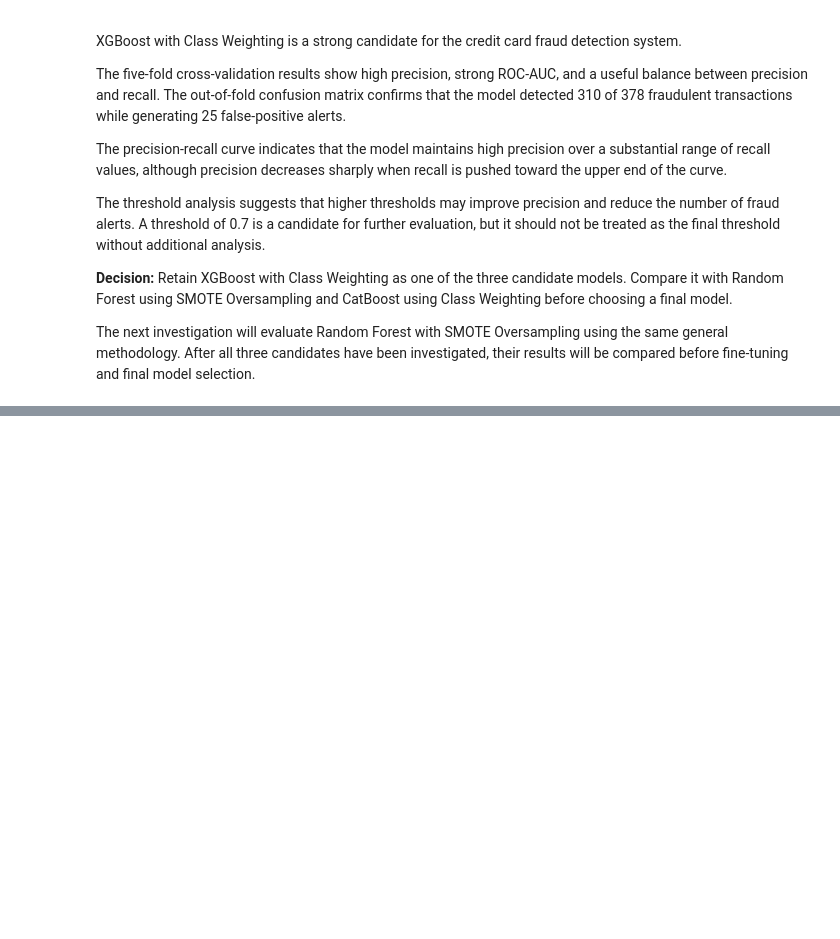
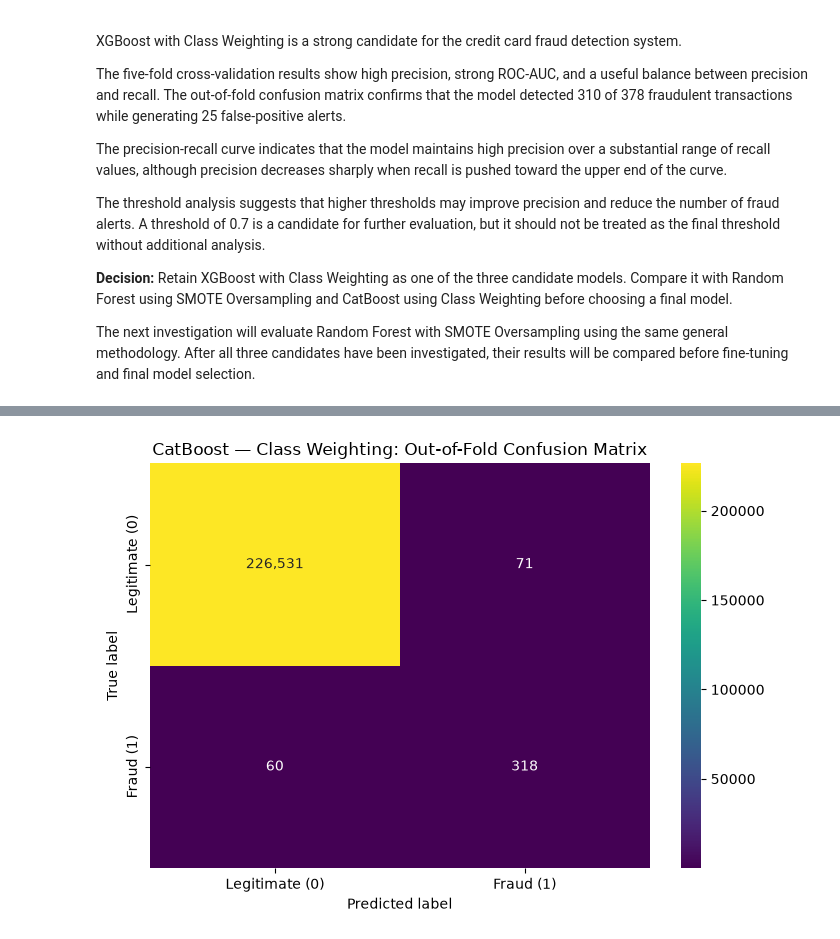
Before and after one commit to Kolade-favour/fraud-detection-system, a Jupyter notebook: notebooks/03_model_training.ipynb, the cells around one changed output, grey strips where cells are left out. Drawn from its saved outputs; the diff is of its cells as text; code cells hidden in the pictures; blank space fills up the shorter version.

```diff
--- a/notebooks/03_model_training.ipynb
+++ b/notebooks/03_model_training.ipynb
@@ -1105,0 +1566,17 @@ The next investigation will evaluate Random Forest with SMOTE Oversampling using
+# %%
+from sklearn.model_selection import cross_val_predict
+
+catboost_oof_probabilities = cross_val_predict(
+    catboost_pipeline,
+    X_train,
+    y_train,
+    cv=cv,
+    method="predict_proba",
+    n_jobs=1
+)[:, 1]
+
+print("Out-of-fold predictions generated.")
+print(
+    "Number of predictions:",
+    len(catboost_oof_probabilities)
+)
@@ -1105,0 +1619,26 @@ The next investigation will evaluate Random Forest with SMOTE Oversampling using
+# %%
+
+catboost_cm = confusion_matrix(
+    y_train,
+    catboost_oof_predictions,
+    labels=[0, 1]
+)
+
+plt.figure(figsize=(7, 5))
+
+sns.heatmap(
+    catboost_cm,
+    annot=True,
+    fmt=",",
+    cmap="viridis",
+    xticklabels=["Legitimate (0)", "Fraud (1)"],
+    yticklabels=["Legitimate (0)", "Fraud (1)"]
+)
+
+plt.xlabel("Predicted label")
+plt.ylabel("True label")
+plt.title("CatBoost — Class Weighting: Out-of-Fold Confusion Matrix")
+plt.tight_layout()
+plt.show()
+# %% [output]
+[figure, added]
```
Also changed, not shown: parts of 20 cells of this notebook.
